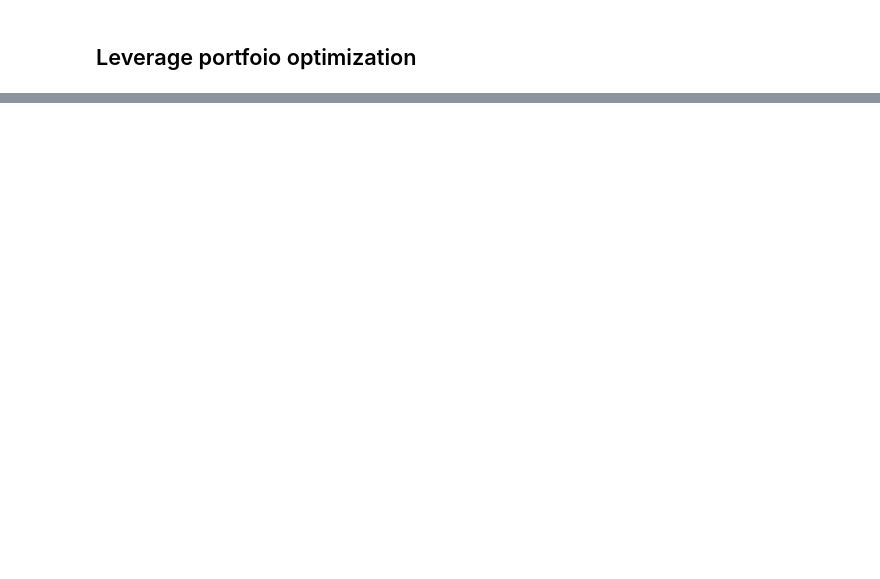
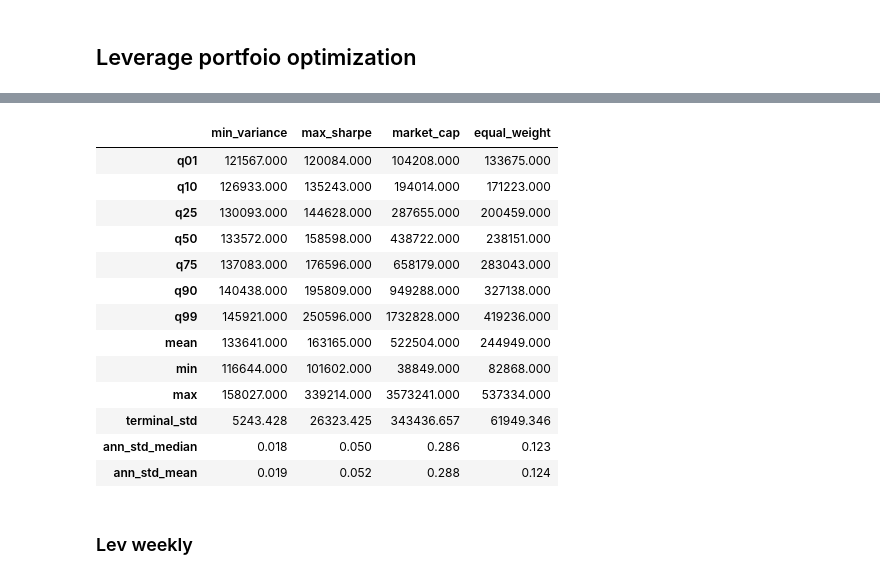
Before and after one commit to giacomomaggiore/leverage-ib-api, a Jupyter notebook: main.ipynb, the cells around one changed output, grey strips where cells are left out. Saved outputs shown, nothing was run; the diff lists cells and outputs as text; code cells hidden in the pictures; blank space fills up the shorter version.

```diff
--- a/main.ipynb
+++ b/main.ipynb
@@ -271,0 +298,40 @@ print(f"Execution time: {execution_time}")
+# %%
+leveraged_daily = pd.read_parquet("output/mc_leverage_values_daily.parquet", engine="pyarrow")
+
+sims_mv_lev_daily = leveraged_daily.xs("min_variance", level="strategy", axis=1)
+sims_ms_lev_daily = leveraged_daily.xs("max_sharpe", level="strategy", axis=1)
+sims_mc_lev_daily = leveraged_daily.xs("market_cap", level="strategy", axis=1)
+sims_ew_lev_daily = leveraged_daily.xs("equal_weight", level="strategy", axis=1)
+
+median_paths_lev_daily = pd.DataFrame({
+    "min_variance": median_simulation_path(sims_mv_lev_daily),
+    "max_sharpe": median_simulation_path(sims_ms_lev_daily),
+    "market_cap": median_simulation_path(sims_mc_lev_daily),
+    "equal_weight": median_simulation_path(sims_ew_lev_daily),
+})
+
+quantiles_lev_daily = pd.concat([
+    quantiles_df(sims_mv_lev_daily),
+    quantiles_df(sims_ms_lev_daily),
+    quantiles_df(sims_mc_lev_daily),
+    quantiles_df(sims_ew_lev_daily)
+], axis=1, keys=["min_variance", "max_sharpe", "market_cap", "equal_weight"])
+
+quantiles_lev_daily
+# %% [output]
+|  | min_variance | max_sharpe | market_cap | equal_weight |
+| q01 | 121567.000 | 120084.000 | 104208.000 | 133675.000 |
+| q10 | 126933.000 | 135243.000 | 194014.000 | 171223.000 |
+| q25 | 130093.000 | 144628.000 | 287655.000 | 200459.000 |
+| q50 | 133572.000 | 158598.000 | 438722.000 | 238151.000 |
+| q75 | 137083.000 | 176596.000 | 658179.000 | 283043.000 |
+| q90 | 140438.000 | 195809.000 | 949288.000 | 327138.000 |
+| q99 | 145921.000 | 250596.000 | 1732828.000 | 419236.000 |
+| mean | 133641.000 | 163165.000 | 522504.000 | 244949.000 |
+| min | 116644.000 | 101602.000 | 38849.000 | 82868.000 |
+| max | 158027.000 | 339214.000 | 3573241.000 | 537334.000 |
+| terminal_std | 5243.428 | 26323.425 | 343436.657 | 61949.346 |
+| ann_std_median | 0.018 | 0.050 | 0.286 | 0.123 |
+| ann_std_mean | 0.019 | 0.052 | 0.288 | 0.124 |
+# %% [markdown]
+### Lev weekly
```
Also changed, not shown: parts of 12 cells of this notebook, 9 other files.
